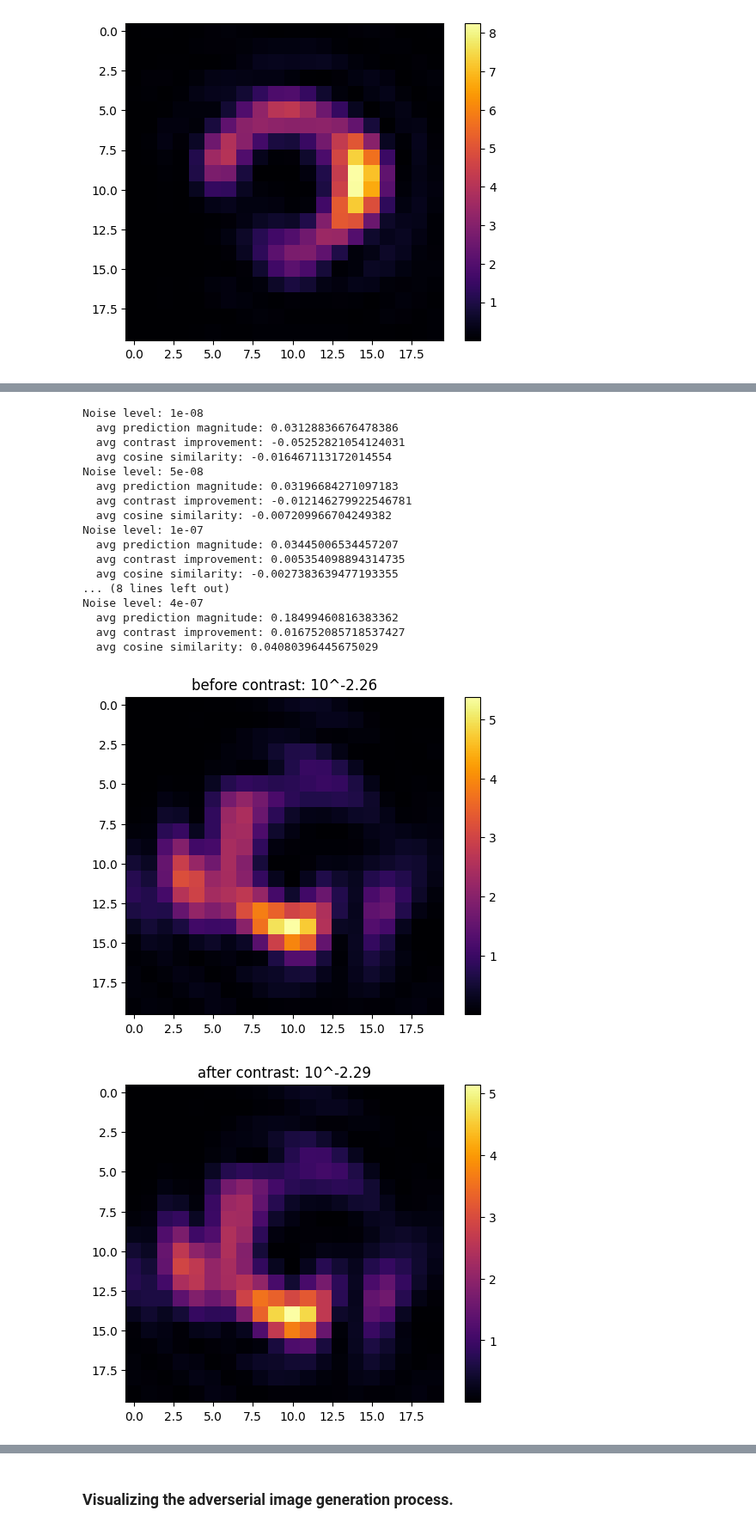
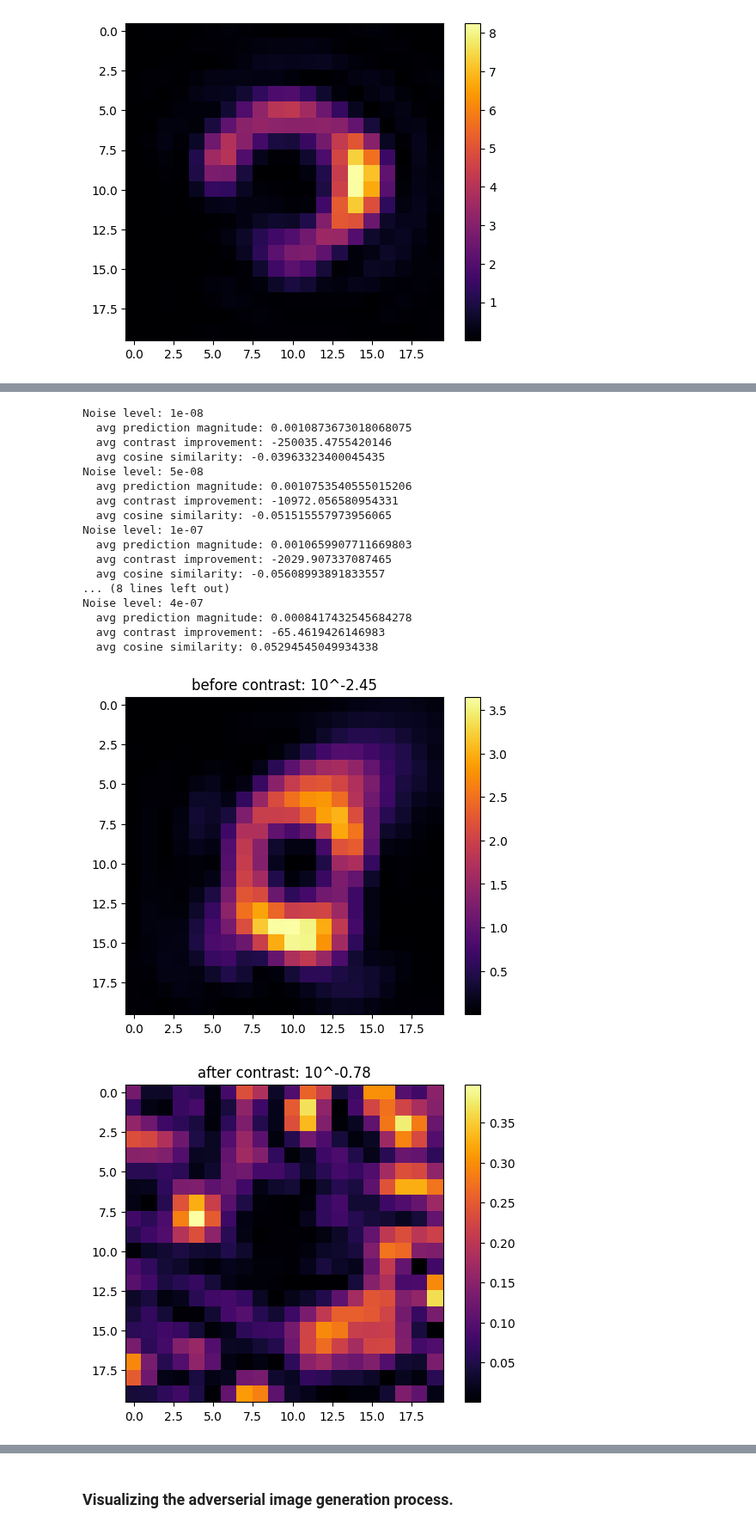
Before and after one commit to AlexeiKorolev/NASA-RL-Wavefront-Control, a Jupyter notebook: RL/visualize.ipynb, the cells around one changed output, grey strips where cells are left out. Shown at 86% size. Saved outputs shown, nothing was run; the diff lists cells and outputs as text; code cells hidden in the pictures.

```diff
--- a/RL/visualize.ipynb
+++ b/RL/visualize.ipynb
@@ -11,18 +11,31 @@ import os
 import json
 from pprint import pprint
 
-path = r'jobs\20251022_171601\exp-fc1-minmax-ep10000-bs2048-lr1e-3-s42-h512-256-128'
-path = r'jobs\20251110_122808\exp-fc1-zscore-ep10000-bs2048-lr1e-3-s42-h512-256-128'
+paths = {
+    "minmax og": r'jobs\20251022_171601\exp-fc1-minmax-ep10000-bs2048-lr1e-3-s42-h512-256-128',
+    "zscore std dev 0": r'jobs\20251110_122808\exp-fc1-zscore-ep10000-bs2048-lr1e-3-s42-h512-256-128',
+    "zscore std dev 5e-8": r"A:\Projects\DM + RL\RL\jobs\20251117_092705\exp-fc1-zscore-ep10000-bs2048-lr1e-3-s42-h512-256-128-images-dc100000",
+    "zscore std dev 1e-7": r"A:\Projects\DM + RL\RL\jobs\20251117_134444\exp-fc1-zscore-ep10000-bs2048-lr1e-3-s42-h512-256-128-images-dc100000",
+    "slopes on 0 std dev": r"A:\Projects\DM + RL\RL\jobs\20251117_134718\exp-fc1-zscore-ep10000-bs2048-lr1e-3-s42-h512-256-128-slopes-dc100000",
+    "log on std dev 0": r"RL\jobs\20251121_234325\exp-fc1-log-ep10000-bs2048-lr1e-3-s42-h512-256-128-images-dc100000",
+    "log on std dev 5e-8": r"A:\Projects\DM + RL\RL\jobs\20251121_234345\exp-fc1-log-ep10000-bs2048-lr1e-3-s42-h512-256-128-images-dc100000",
+    "log on std dev 1e-7": r"jobs\20251121_234356\exp-fc1-log-ep10000-bs2048-lr1e-3-s42-h512-256-128-images-dc100000",
+    "split vector std dev 5e-8": r"A:\Projects\DM + RL\RL\jobs\20251121_234746\exp-fc1-zscore-ep10000-bs2048-lr1e-3-s42-h512-256-128-images-dc100000",
+    "split vector std dev 1e-7": r"A:\Projects\DM + RL\RL\jobs\20251121_234754\exp-fc1-zscore-ep10000-bs2048-lr1e-3-s42-h512-256-128-images-dc100000",
+    "split vector std dev 0": r"A:\Projects\DM + RL\RL\jobs\20251121_234802\exp-fc1-zscore-ep10000-bs2048-lr1e-3-s42-h512-256-128-images-dc100000",
+}
+
+path = paths["split vector std dev 0"]
 # path = r'jobs\20251111_165459\exp-fc1-zscore-ep10000-bs2048-lr1e-3-s42-h512-256-128'
 # path = r'jobs\20251115_225402\exp-fc1-zscore-ep10000-bs2048-lr1e-3-s42-h1024-512-256-images'
 # path = r"A:\Projects\DM + RL\RL\jobs\20251117_012420\exp-fc1-zscore-ep2500-bs262144-lr1e-3-s42-h512-256-128-images"
 # path = r"A:\Projects\DM + RL\RL\jobs\20251117_012429\exp-fc1-zscore-ep2500-bs262144-lr1e-3-s42-h512-256-128-images"
 
 # model1
-path = r"A:\Projects\DM + RL\RL\jobs\20251117_092705\exp-fc1-zscore-ep10000-bs2048-lr1e-3-s42-h512-256-128-images-dc100000"
+# path = r"A:\Projects\DM + RL\RL\jobs\20251117_092705\exp-fc1-zscore-ep10000-bs2048-lr1e-3-s42-h512-256-128-images-dc100000"
 
-# model2
-path = r"A:\Projects\DM + RL\RL\jobs\20251117_134444\exp-fc1-zscore-ep10000-bs2048-lr1e-3-s42-h512-256-128-images-dc100000"
+# # model2
+# path = r"A:\Projects\DM + RL\RL\jobs\20251117_134444\exp-fc1-zscore-ep10000-bs2048-lr1e-3-s42-h512-256-128-images-dc100000"
 
 # model3 (slopes)
 # path = r"A:\Projects\DM + RL\RL\jobs\20251117_134718\exp-fc1-zscore-ep10000-bs2048-lr1e-3-s42-h512-256-128-slopes-dc100000"
@@ -370,7 +369,11 @@ nudge_vec = metrics_data['dataset_meta']['nudge_vector']
 delta_t = metrics_data['dataset_meta']['dataset_config']['delta_t']
 dm_random_noise = metrics_data['dataset_meta']['dataset_config']['dm_random_noise']
 N = 30
-slopes_train = False
+
+train_type = metrics_data['args']['train_type']
+slopes_train = (train_type == "slopes")
+
+split_vector = metrics_data['args'].get('split_vector', False)
 
 x_norm_func = NORMALIZERS[metrics_data['x_norm']['type']]
 params = metrics_data['x_norm'].copy()
@@ -412,11 +415,16 @@ for noise in noise_levels:
                 imgs_norm = np.transpose(imgs_norm, (0, 2, 3, 1))
                 y_pred = model(imgs_norm)
 
-                pred_mag = np.linalg.norm(y_pred)
-                prediction_magnitudes.append(pred_mag)
+                y_pred = y_pred.squeeze(0)
 
+                pred_mag = np.linalg.norm(y_pred) if not split_vector else y_pred[-1]
+                prediction_magnitudes.append(np.abs(pred_mag))
+
+                if split_vector:
+                     y_pred = y_pred[:-1]
                 y_pred *= y_std
                 y_pred -= y_mean
+
 
             orig_t = torch.as_tensor(original, dtype=y_pred.dtype, device=y_pred.device).unsqueeze(0)
             cos_sim = torch.nn.functional.cosine_similarity(y_pred, orig_t, dim=1).item()
@@ -427,47 +435,47 @@ for noise in noise_levels:
             env.deformable_mirror.actuators = original - np.array(y_pred[0])
             new_contrast = env.get_contrast(delta_t=1e15)
             contrast_differences.append((original_contrast - new_contrast) / original_contrast)
 
 
     print(f"Noise level: {noise}")
     print(f"  avg prediction magnitude: {np.mean(prediction_magnitudes)}")
     print(f"  avg contrast improvement: {np.mean(contrast_differences)}")
     print(f"  avg cosine similarity: {np.mean(similarities)}")
 
 # print(f"avg prediction magnitude: {np.mean(prediction_magnitudes)}")
 # print(f"avg contrast improvement: {np.mean(contrast_differences)}")
 # print(f"avg cosine similarity: {np.mean(similarities)}")
 
 img4 = torch.asarray(env.get_camera_image(delta_t=delta_t, noise_enabled=False), dtype=torch.float)
 plt.imshow(imgs[0][0] if not slopes_train else imgs[0], cmap='inferno')
 plt.title(f"before contrast: 10^{np.log10(original_contrast):.02f}")
 plt.colorbar()
 plt.show()
 
 plt.imshow(img4, cmap='inferno')
 plt.title(f"after contrast: 10^{np.log10(new_contrast):.02f}")
 plt.colorbar()
 plt.show()
 # %% [output]
 Noise level: 1e-08
-  avg prediction magnitude: 0.03128836676478386
-  avg contrast improvement: -0.05252821054124031
-  avg cosine similarity: -0.016467113172014554
+  avg prediction magnitude: 0.0010873673018068075
+  avg contrast improvement: -250035.4755420146
+  avg cosine similarity: -0.03963323400045435
 Noise level: 5e-08
-  avg prediction magnitude: 0.03196684271097183
-  avg contrast improvement: -0.012146279922546781
-  avg cosine similarity: -0.007209966704249382
+  avg prediction magnitude: 0.0010753540555015206
+  avg contrast improvement: -10972.056580954331
+  avg cosine similarity: -0.051515557973956065
 Noise level: 1e-07
-  avg prediction magnitude: 0.03445006534457207
-  avg contrast improvement: 0.005354098894314735
-  avg cosine similarity: -0.0027383639477193355
+  avg prediction magnitude: 0.0010659907711669803
+  avg contrast improvement: -2029.907337087465
+  avg cosine similarity: -0.05608993891833557
 ... (8 lines left out)
 Noise level: 4e-07
-  avg prediction magnitude: 0.18499460816383362
-  avg contrast improvement: 0.016752085718537427
-  avg cosine similarity: 0.04080396445675029
+  avg prediction magnitude: 0.0008417432545684278
+  avg contrast improvement: -65.4619426146983
+  avg cosine similarity: 0.05294545049934338
-[figure, old version]
+[figure, new version]
-[figure, old version]
+[figure, new version]
 # %%
 env.deformable_mirror.flatten()
 img4 = torch.asarray(env.get_camera_image(delta_t=delta_t, noise_enabled=False), dtype=torch.float)
```
Also changed, not shown: parts of 7 cells of this notebook, 4 other files.
